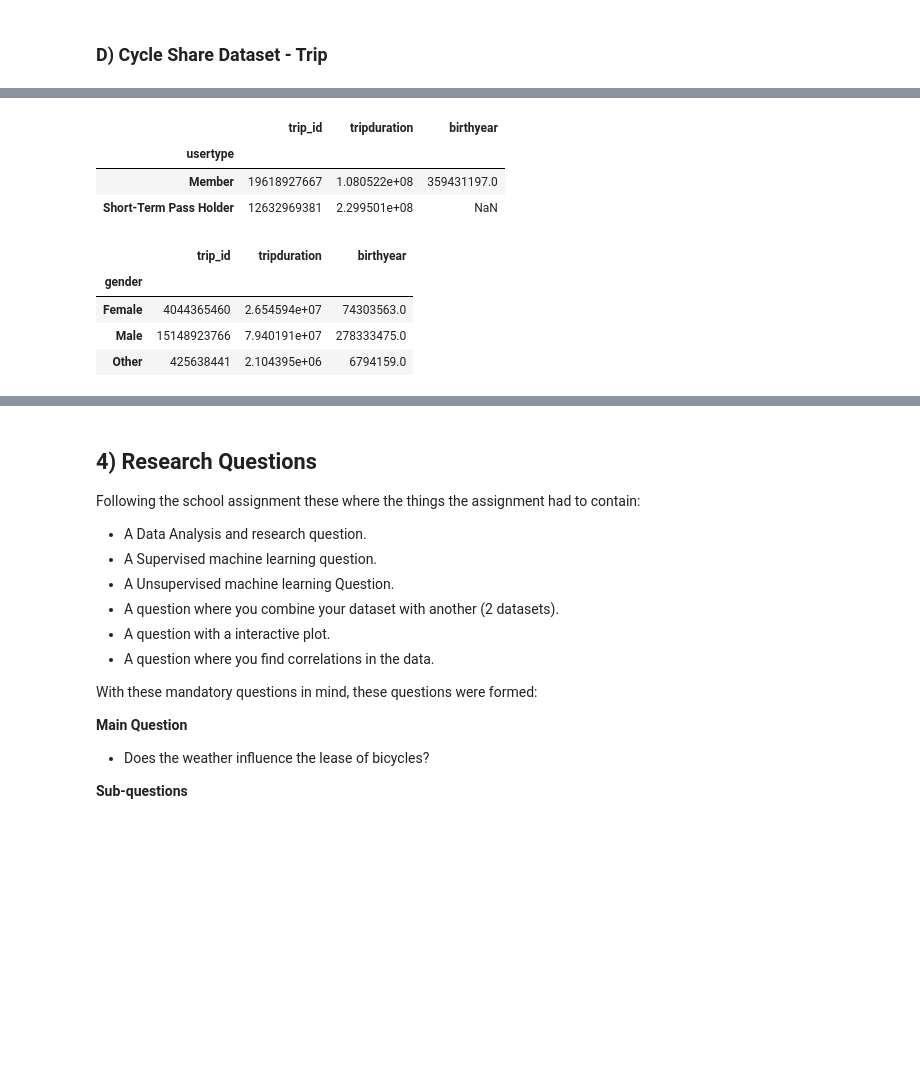
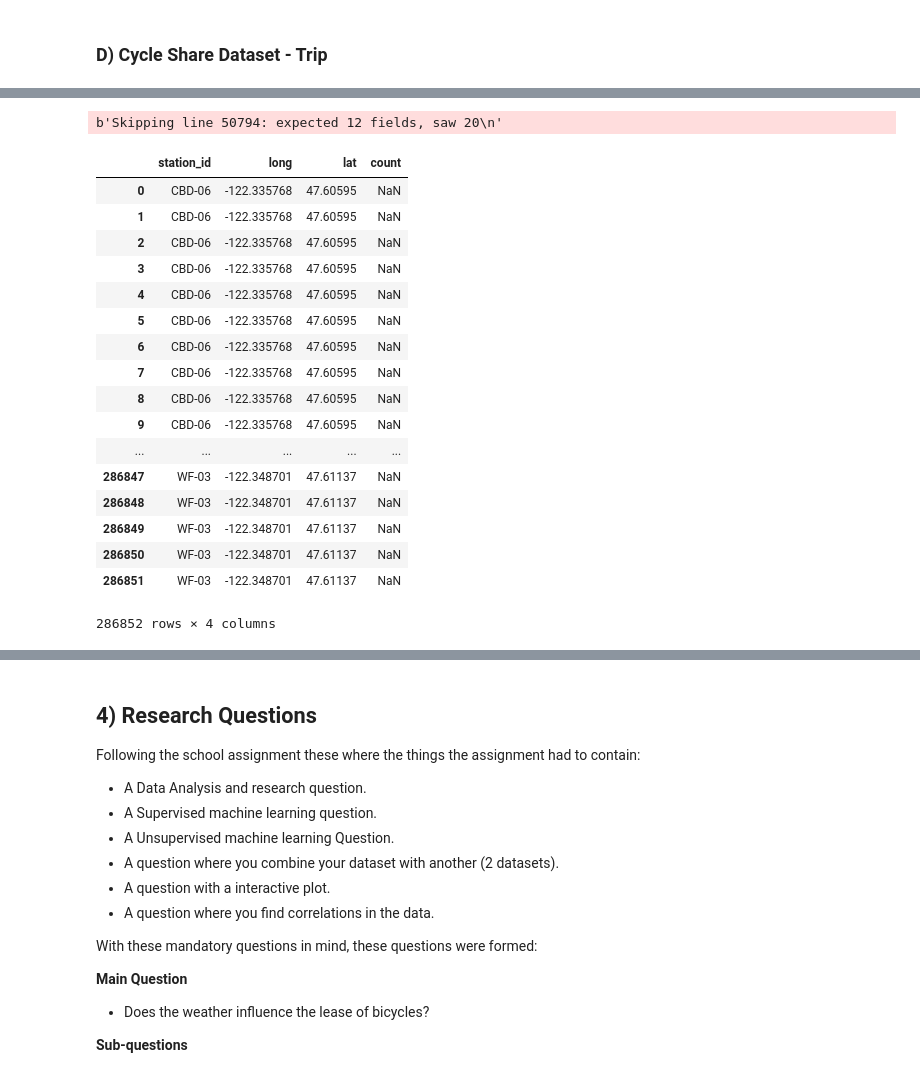
Before and after one commit to JeroenBoshuis/DataScience_Casus, a Jupyter notebook: Did it rain in Seattle and does this affect cycling.ipynb, the cells around one changed output, grey strips where cells are left out. Saved outputs shown, nothing was run; the diff lists cells and outputs as text; code cells hidden in the pictures; blank space fills up the shorter version.

Commit message:
begin code data clustering meest verhuurde locatie

```diff
--- a/Did it rain in Seattle and does this affect cycling.ipynb
+++ b/Did it rain in Seattle and does this affect cycling.ipynb
@@ -532,18 +336,34 @@ trip.sample(5)
-# %%
-trip.groupby('usertype').sum()
-# %% [output]
-|  | trip_id | tripduration | birthyear |
-| usertype |  |  |  |
-| Member | 19618927667 | 1.080522e+08 | 359431197.0 |
-| Short-Term Pass Holder | 12632969381 | 2.299501e+08 | NaN |
-# %%
-trip.groupby('gender').sum()
-# %% [output]
-|  | trip_id | tripduration | birthyear |
-| gender |  |  |  |
-| Female | 4044365460 | 2.654594e+07 | 74303563.0 |
-| Male | 15148923766 | 7.940191e+07 | 278333475.0 |
-| Other | 425638441 | 2.104395e+06 | 6794159.0 |
+# %%
+trip = pd.read_csv('input/trip.csv', sep=',', error_bad_lines=False, encoding='UTF-8')
+trip.rename(columns={'from_station_id': 'station_id'}, inplace=True)
+stationData = pd.read_csv('input/station.csv')
+
+combinedData = pd.merge(trip, stationData, on='station_id', how='inner')
+combinedData[['station_id', 'long', 'lat']].groupby('station_id')
+combinedData['count'] = combinedData.station_id.value_counts()
+# %% [output]
+b'Skipping line 50794: expected 12 fields, saw 20\n'
+# %%
+combinedData[['station_id', 'long', 'lat', 'count']]
+# %% [output]
+|  | station_id | long | lat | count |
+| 0 | CBD-06 | -122.335768 | 47.60595 | NaN |
+| 1 | CBD-06 | -122.335768 | 47.60595 | NaN |
+| 2 | CBD-06 | -122.335768 | 47.60595 | NaN |
+| 3 | CBD-06 | -122.335768 | 47.60595 | NaN |
+| 4 | CBD-06 | -122.335768 | 47.60595 | NaN |
+| 5 | CBD-06 | -122.335768 | 47.60595 | NaN |
+| 6 | CBD-06 | -122.335768 | 47.60595 | NaN |
+| 7 | CBD-06 | -122.335768 | 47.60595 | NaN |
+| 8 | CBD-06 | -122.335768 | 47.60595 | NaN |
+| 9 | CBD-06 | -122.335768 | 47.60595 | NaN |
+| ... | ... | ... | ... | ... |
+| 286847 | WF-03 | -122.348701 | 47.61137 | NaN |
+| 286848 | WF-03 | -122.348701 | 47.61137 | NaN |
+| 286849 | WF-03 | -122.348701 | 47.61137 | NaN |
+| 286850 | WF-03 | -122.348701 | 47.61137 | NaN |
+| 286851 | WF-03 | -122.348701 | 47.61137 | NaN |
+286852 rows × 4 columns
 # %% [markdown]
 ***Fields***
 - trip_id
```
Also changed, not shown: parts of 27 cells of this notebook.
